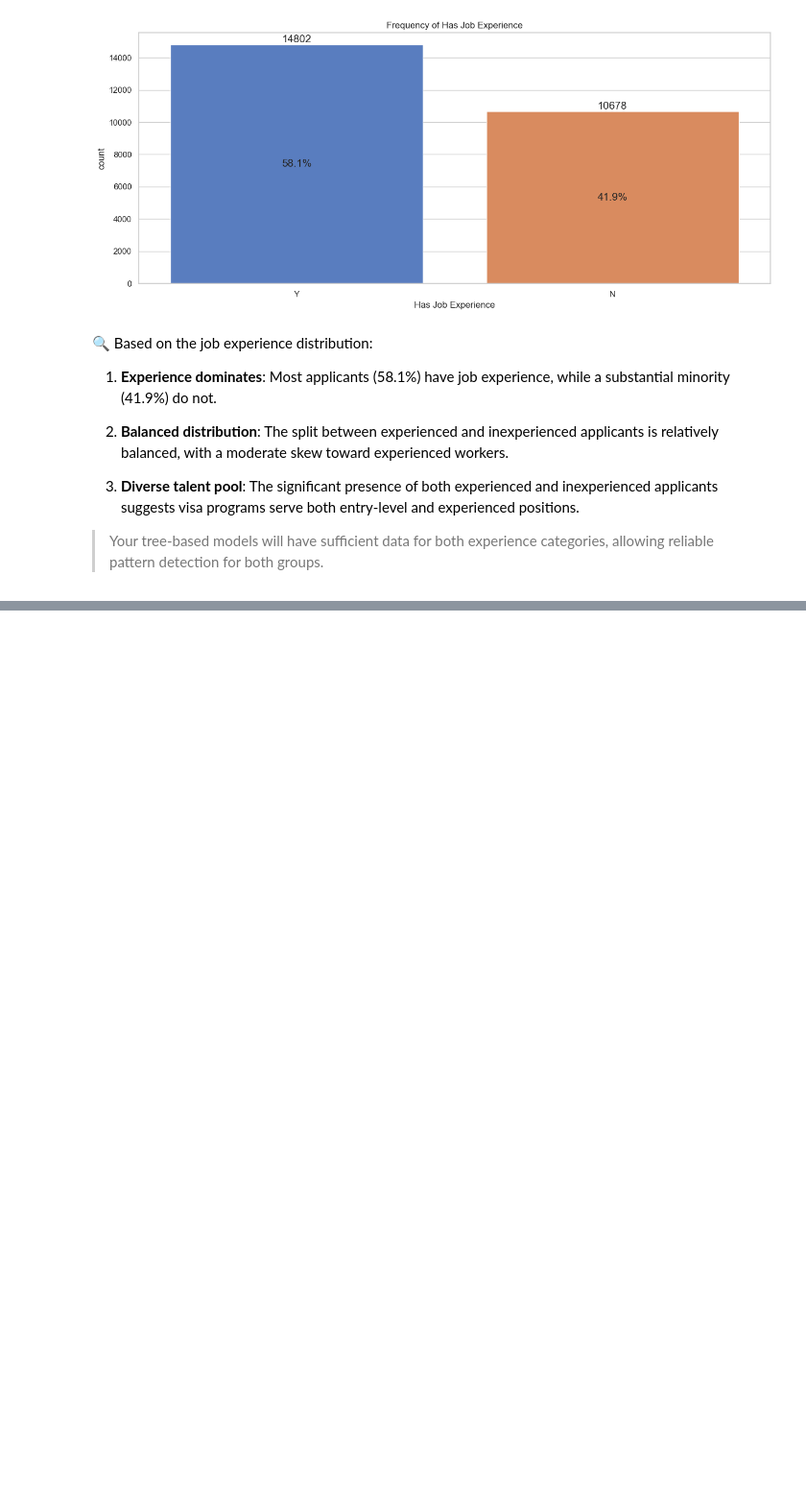
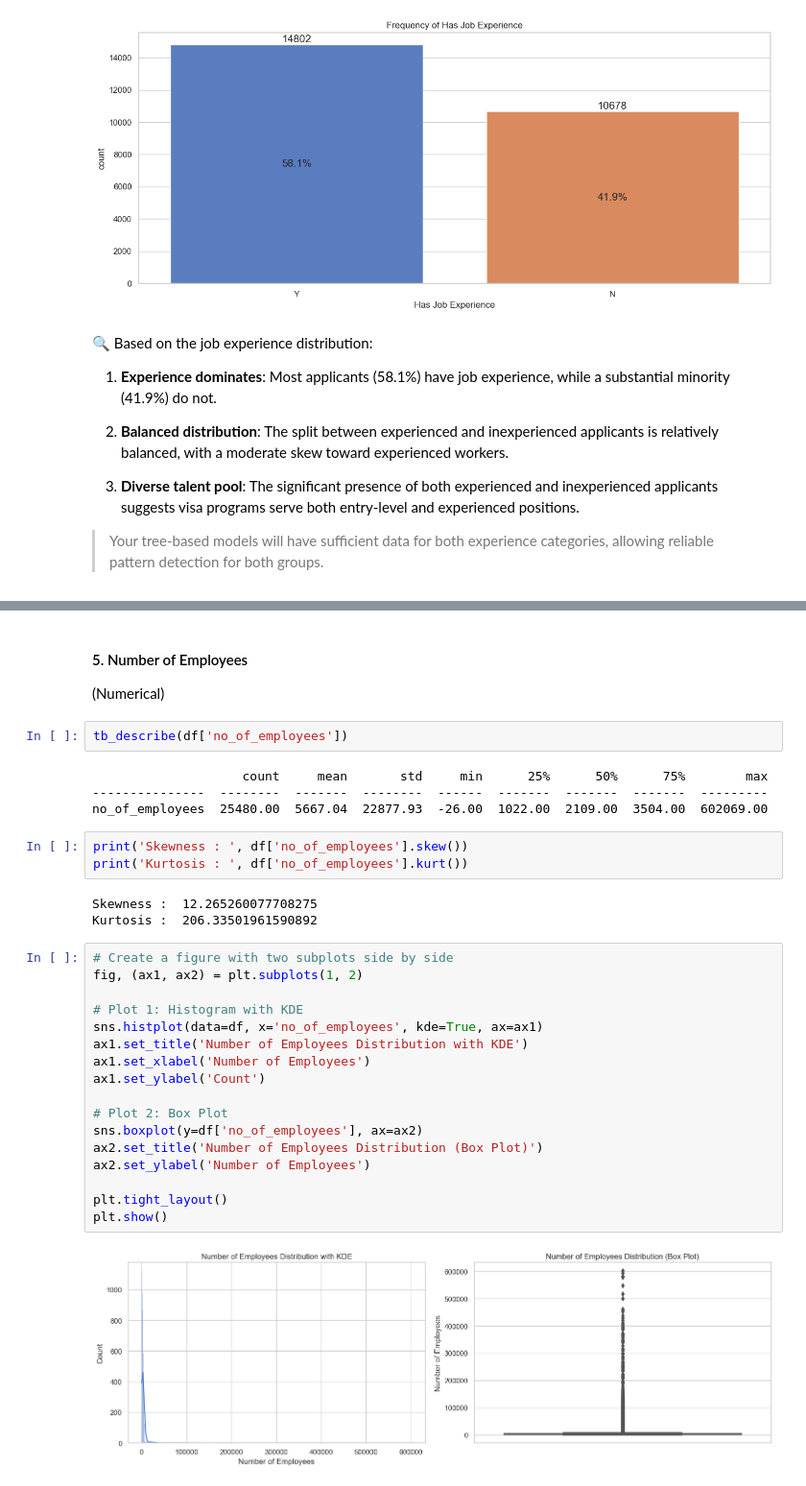
Before and after one commit to nszenoti/PYPG, a Jupyter notebook: projects/easyvisa/notebook.ipynb, the cells around one changed output, grey strips where cells are left out. Shown at 96% size. Drawn from its saved outputs; the diff is of its cells as text; blank space fills up the shorter version.

```diff
--- a/projects/easyvisa/notebook.ipynb
+++ b/projects/easyvisa/notebook.ipynb
@@ -403,0 +498,34 @@ draw_countplot(df, 'has_job_experience', label='Has Job Experience')
+# %% [markdown]
+#### 5. Number of Employees
+(Numerical)
+# %%
+tb_describe(df['no_of_employees'])
+# %% [output]
+                    count     mean       std     min      25%      50%      75%        max
+---------------  --------  -------  --------  ------  -------  -------  -------  ---------
+no_of_employees  25480.00  5667.04  22877.93  -26.00  1022.00  2109.00  3504.00  602069.00
+# %%
+print('Skewness : ', df['no_of_employees'].skew())
+print('Kurtosis : ', df['no_of_employees'].kurt())
+# %% [output]
+Skewness :  12.265260077708275
+Kurtosis :  206.33501961590892
+# %%
+# Create a figure with two subplots side by side
+fig, (ax1, ax2) = plt.subplots(1, 2)
+
+# Plot 1: Histogram with KDE
+sns.histplot(data=df, x='no_of_employees', kde=True, ax=ax1)
+ax1.set_title('Number of Employees Distribution with KDE')
+ax1.set_xlabel('Number of Employees')
+ax1.set_ylabel('Count')
+
+# Plot 2: Box Plot
+sns.boxplot(y=df['no_of_employees'], ax=ax2)
+ax2.set_title('Number of Employees Distribution (Box Plot)')
+ax2.set_ylabel('Number of Employees')
+
+plt.tight_layout()
+plt.show()
+# %% [output]
+[figure, added]
```
Also changed, not shown: parts of 109 cells of this notebook, 27 other files.
